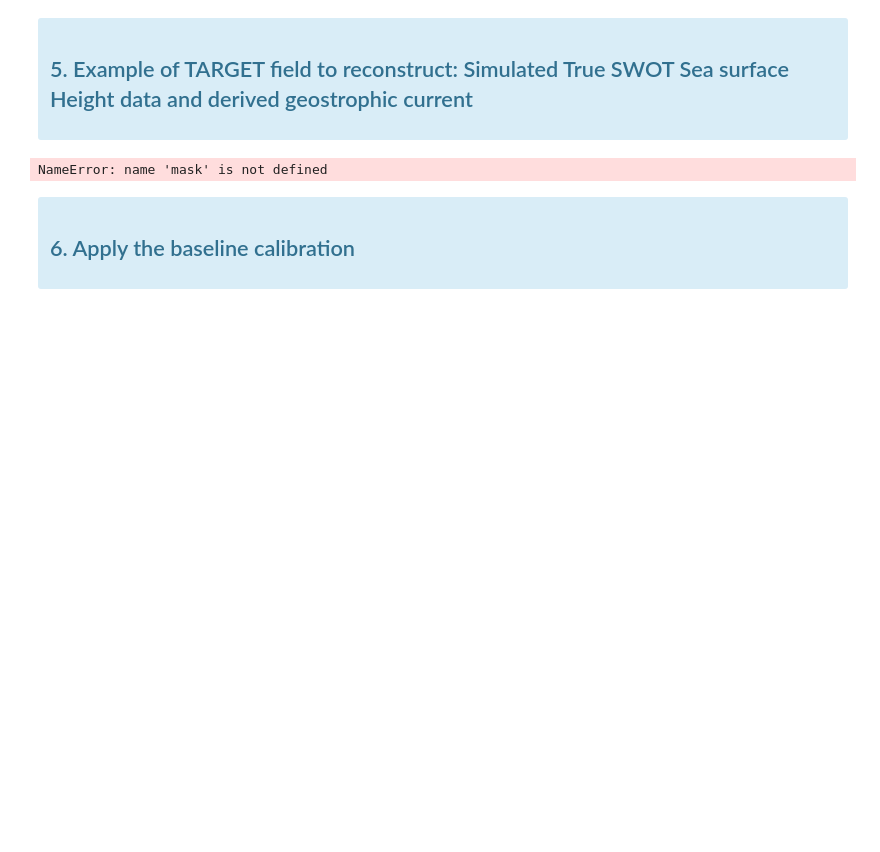
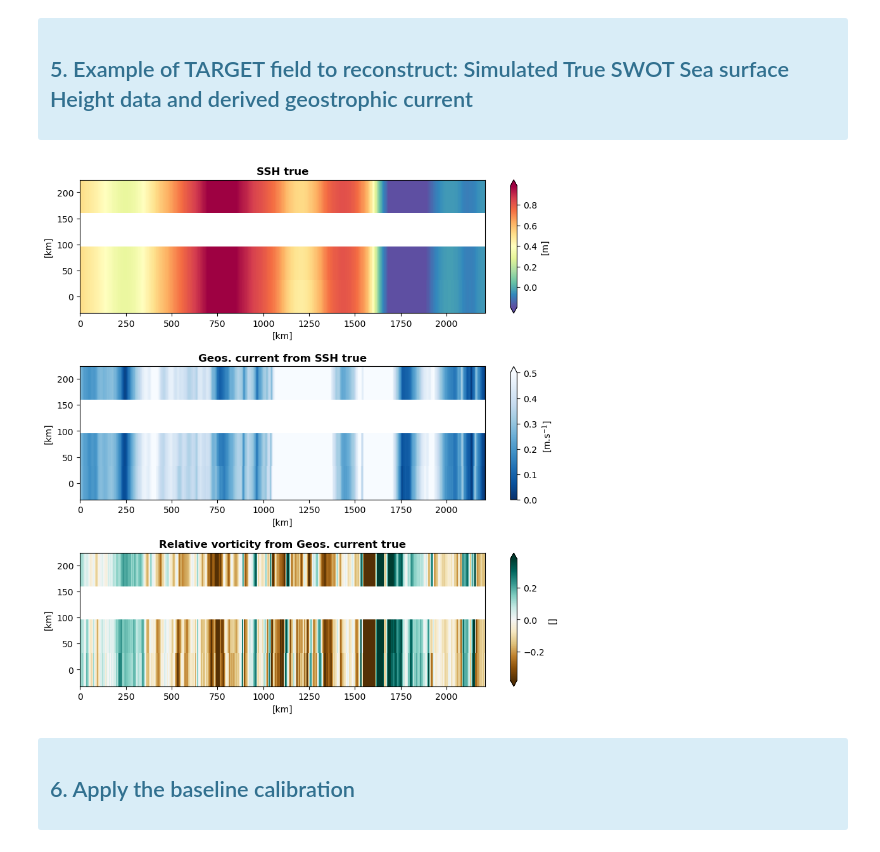
Before and after one commit to SammyMetref/2022c_SWOT_error_calibration_GS, a Jupyter notebook: quickstart.ipynb, the cells around one changed output. Cells and saved outputs as stored; diff of their text form; code cells hidden in the pictures; blank space fills up the shorter version.

```diff
--- a/quickstart.ipynb
+++ b/quickstart.ipynb
@@ -145,9 +141,9 @@ IndexError: index 0 is out of bounds for axis 0 with size 0
 
 </div>
 # %%
-tmp_msk, tmp_v0, tmp_v1 = swt_input.display_demo('true', mask, vmin, vmax)
+tmp_msk, tmp_v0, tmp_v1 = swt_input.display_demo('true', mask)
 # %% [output]
-NameError: name 'mask' is not defined
+[figure, added]
 # %% [markdown]
 <div class="alert alert-info" role="alert">
 
```
Also changed, not shown: parts of 20 cells of this notebook, 1 other file.
